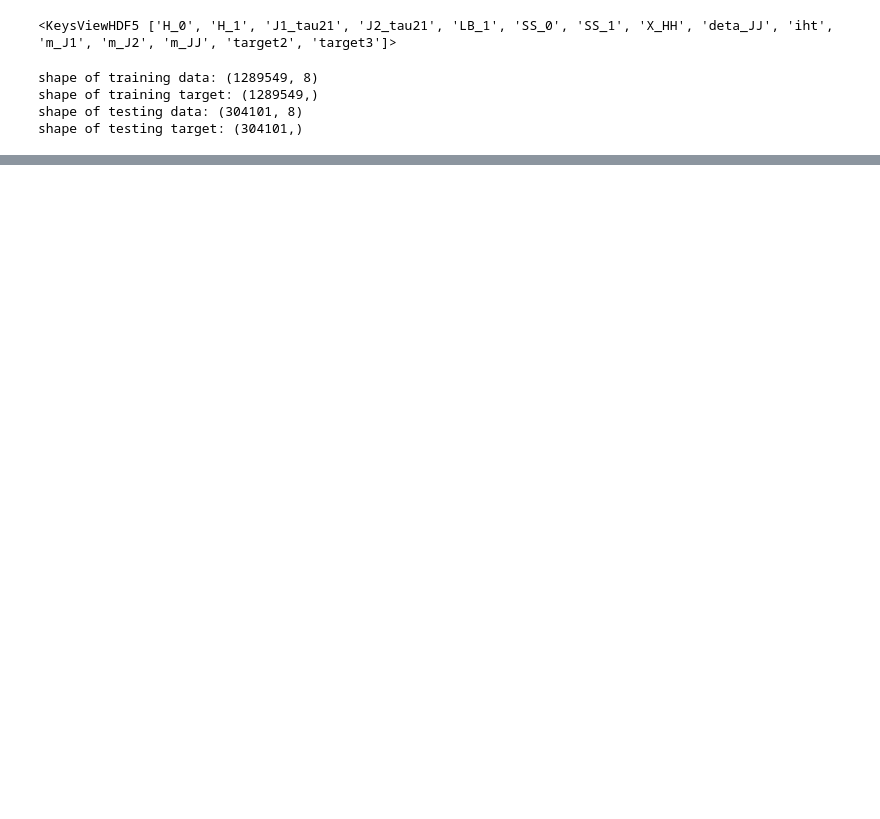
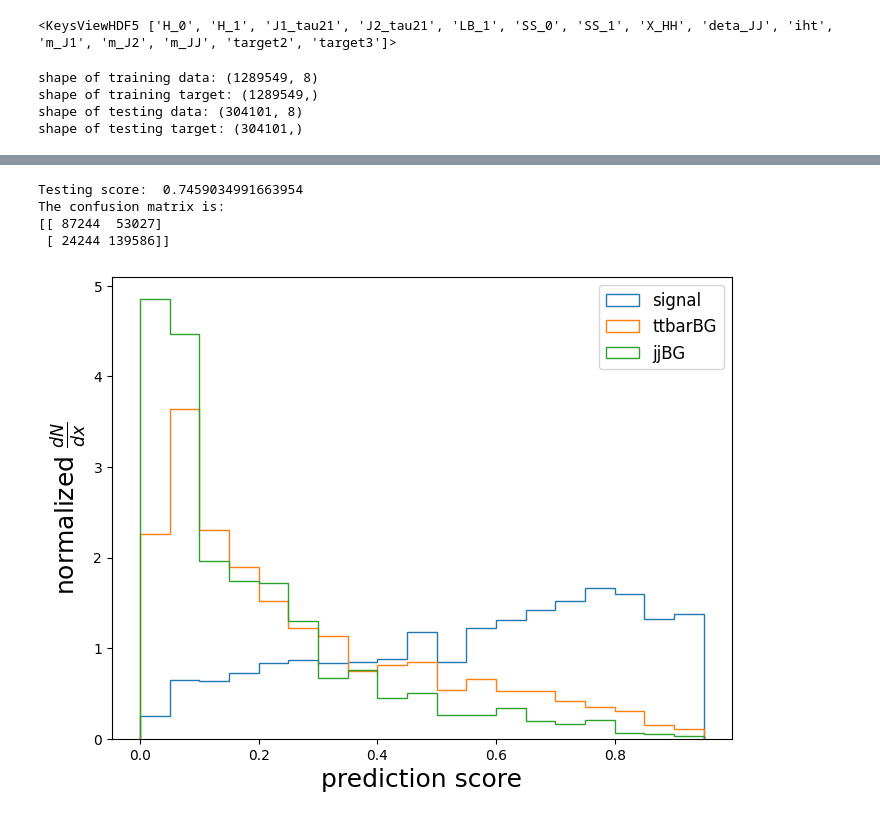
Before and after one commit to FeiChinzz/ggHH, a Jupyter notebook: DecisionTree.ipynb, the cells around one changed output, grey strips where cells are left out. Drawn from its saved outputs; the diff is of its cells as text; code cells hidden in the pictures; blank space fills up the shorter version.

```diff
--- a/DecisionTree.ipynb
+++ b/DecisionTree.ipynb
@@ -100,0 +150,27 @@ plt.show()
+# %%
+##### plot the testing confusion matrix #####
+
+print("Testing score: ", tda_model_tree.score(tda_test_data, test_target))
+
+predtion = tda_model_tree.predict(tda_test_data)
+print("The confusion matrix is:")
+print(confusion_matrix(test_target, predtion))
+# %% [output]
+Testing score:  0.7459034991663954
+The confusion matrix is:
+[[ 87244  53027]
+ [ 24244 139586]]
+# %%
+tda_prediction_probability = tda_model_tree.predict_proba(tda_test_data)
+
+plt.figure(1, figsize=(8,6))
+bins = np.arange(0,1,0.05)
+plt.hist(tda_prediction_probability[0:140271,0], histtype='step', bins=bins, label='signal', density=True)
+plt.hist(tda_prediction_probability[140271:140271+109522,0], histtype='step', bins=bins, label='ttbarBG', density=True)
+plt.hist(tda_prediction_probability[140271+109522:,0], histtype='step', bins=bins, label='jjBG', density=True)
+plt.xlabel(r"prediction score", fontsize=18)
+plt.ylabel(r"normalized $\frac{dN}{dx}$", fontsize=18)
+plt.legend(loc='best', fontsize=12)
+plt.show()
+# %% [output]
+[figure, added]
```
Also changed, not shown: parts of 8 cells of this notebook.
